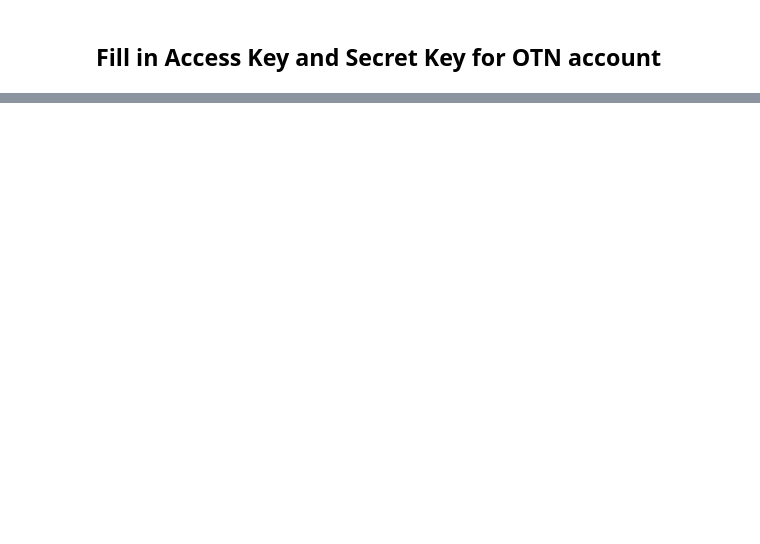
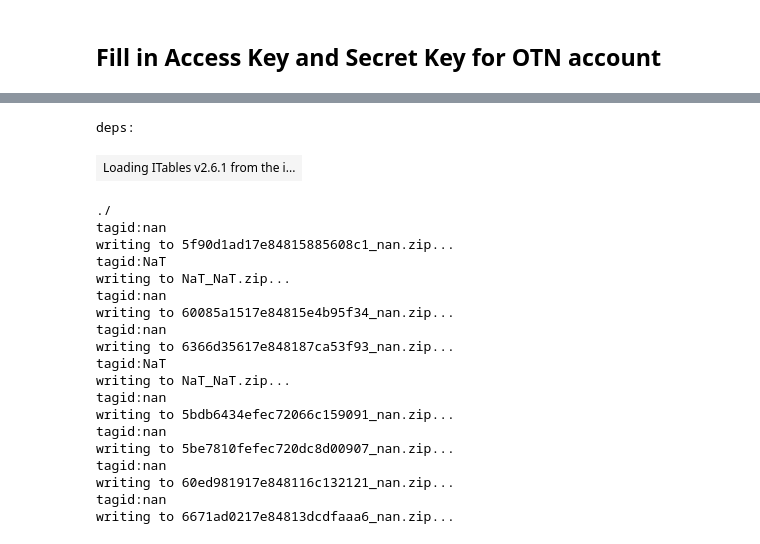
Before and after one commit to ocean-tracking-network/rt-sat-to-obis, a Jupyter notebook: WildlifeComputers_Project_Config.ipynb, the cells around one changed output, grey strips where cells are left out. Drawn from its saved outputs; the diff is of its cells as text; code cells hidden in the pictures; blank space fills up the shorter version.

```diff
--- a/WildlifeComputers_Project_Config.ipynb
+++ b/WildlifeComputers_Project_Config.ipynb
@@ -48,0 +31,36 @@ Columns: ['id', 'email_address']
+# %%
+metadata = awpc.wc_get_files(
+    dest=r"./",
+    a_key="",
+    s_key="",
+    owner_id=None,
+#     owner_id="558abcaea86a234b286bdc3e",
+    collaborator=True,
+    download=True,
+    unzip_files=False,
+    return_tag_meta=True
+)
+
+print(f"Retrieved metadata for {len(metadata)} deployments")
+# %% [output]
+deps:
+| Loading ITables v2.6.1 from the i... |
+./
+tagid:nan
+writing to 5f90d1ad17e84815885608c1_nan.zip...
+tagid:NaT
+writing to NaT_NaT.zip...
+tagid:nan
+writing to 60085a1517e84815e4b95f34_nan.zip...
+tagid:nan
+writing to 6366d35617e848187ca53f93_nan.zip...
+tagid:NaT
+writing to NaT_NaT.zip...
+tagid:nan
+writing to 5bdb6434efec72066c159091_nan.zip...
+tagid:nan
+writing to 5be7810fefec720dc8d00907_nan.zip...
+tagid:nan
+writing to 60ed981917e848116c132121_nan.zip...
+tagid:nan
+writing to 6671ad0217e84813dcdfaaa6_nan.zip...
```
Also changed, not shown: parts of 1 cell of this notebook, 1 other file.
